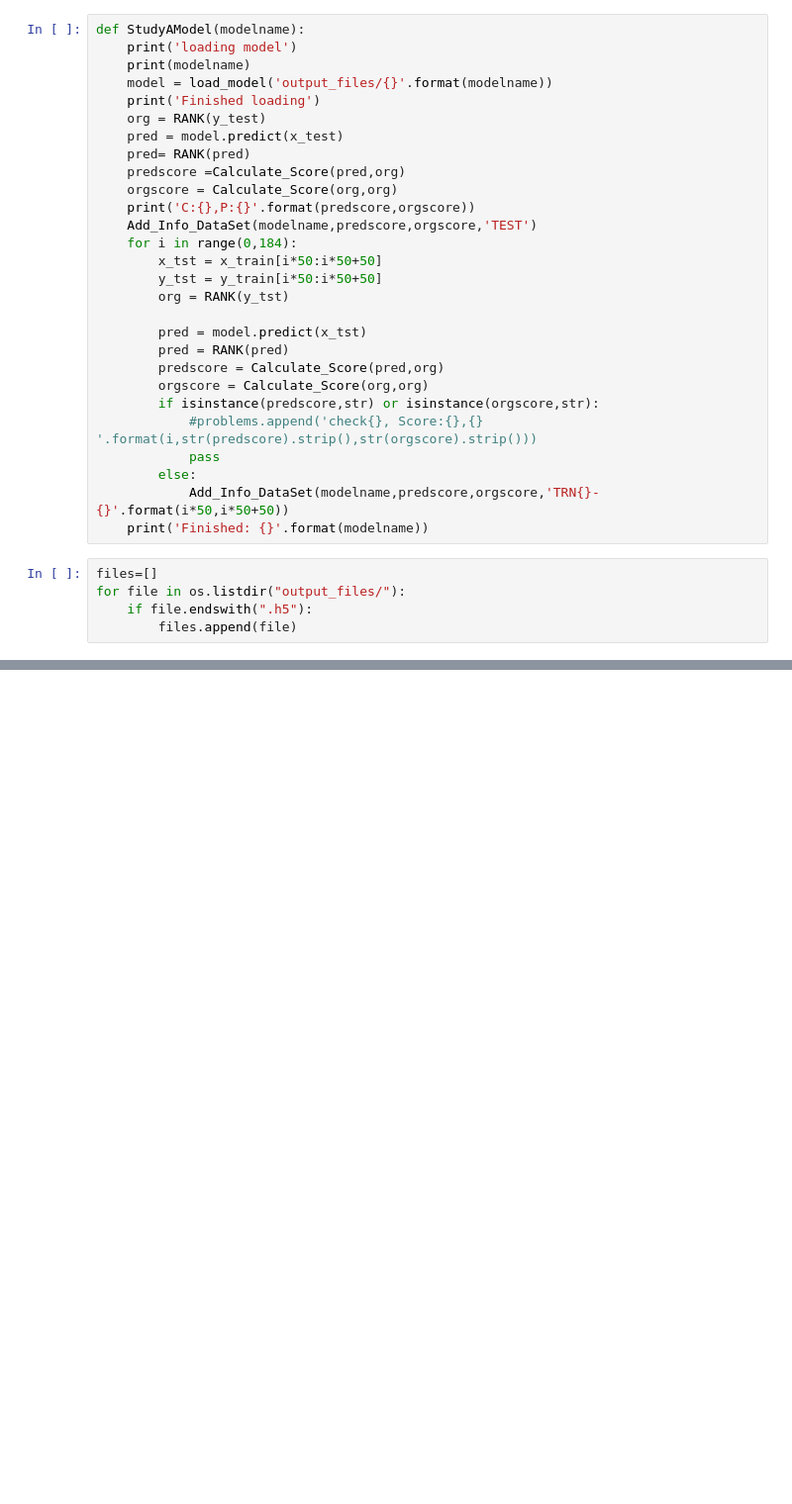
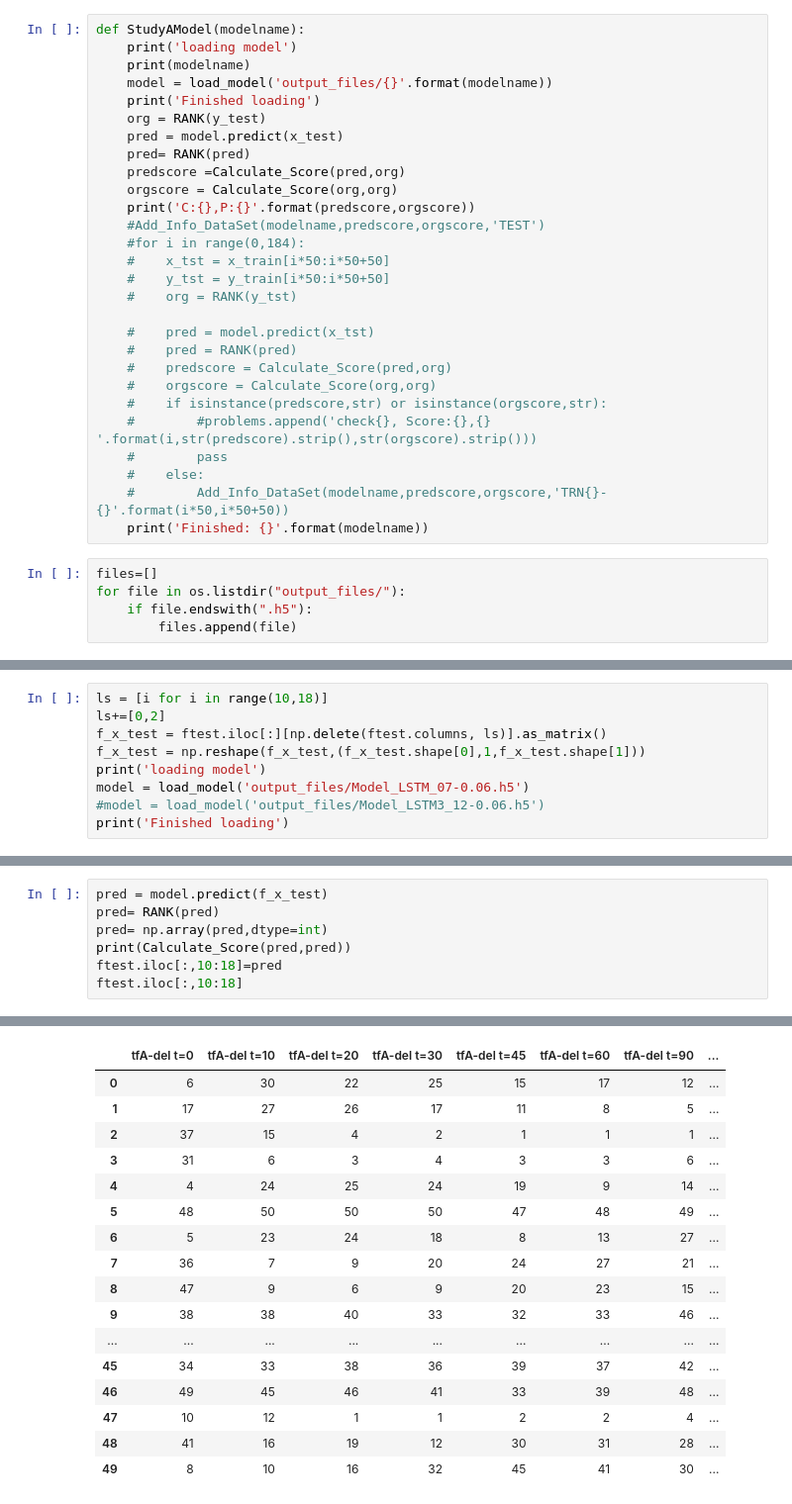
Before and after one commit to aqeel13932/BIO_PROJ, a Jupyter notebook: AQEEL_MODELS/Models_Results_Analysis.ipynb, the cells around one changed output, grey strips where cells are left out. Shown at 99% size. Saved outputs shown, nothing was run; the diff lists cells and outputs as text; blank space fills up the shorter version.

```diff
--- a/AQEEL_MODELS/Models_Results_Analysis.ipynb
+++ b/AQEEL_MODELS/Models_Results_Analysis.ipynb
@@ -110,21 +216,21 @@ def StudyAModel(modelname):
     predscore =Calculate_Score(pred,org)
     orgscore = Calculate_Score(org,org)
     print('C:{},P:{}'.format(predscore,orgscore))
-    Add_Info_DataSet(modelname,predscore,orgscore,'TEST')
-    for i in range(0,184):
-        x_tst = x_train[i*50:i*50+50]
-        y_tst = y_train[i*50:i*50+50]
-        org = RANK(y_tst)
+    #Add_Info_DataSet(modelname,predscore,orgscore,'TEST')
+    #for i in range(0,184):
+    #    x_tst = x_train[i*50:i*50+50]
+    #    y_tst = y_train[i*50:i*50+50]
+    #    org = RANK(y_tst)
 
-        pred = model.predict(x_tst)
-        pred = RANK(pred)
-        predscore = Calculate_Score(pred,org)
-        orgscore = Calculate_Score(org,org)
-        if isinstance(predscore,str) or isinstance(orgscore,str):
-            #problems.append('check{}, Score:{},{} '.format(i,str(predscore).strip(),str(orgscore).strip()))
-            pass
-        else:
-            Add_Info_DataSet(modelname,predscore,orgscore,'TRN{}-{}'.format(i*50,i*50+50))
+    #    pred = model.predict(x_tst)
+    #    pred = RANK(pred)
+    #    predscore = Calculate_Score(pred,org)
+    #    orgscore = Calculate_Score(org,org)
+    #    if isinstance(predscore,str) or isinstance(orgscore,str):
+    #        #problems.append('check{}, Score:{},{} '.format(i,str(predscore).strip(),str(orgscore).strip()))
+    #        pass
+    #    else:
+    #        Add_Info_DataSet(modelname,predscore,orgscore,'TRN{}-{}'.format(i*50,i*50+50))
     print('Finished: {}'.format(modelname))
 # %%
 files=[]
@@ -167,0 +271,9 @@ FUll_Results[FUll_Results['Perfect Score']==18.96678]
+# %%
+ls = [i for i in range(10,18)]
+ls+=[0,2]
+f_x_test = ftest.iloc[:][np.delete(ftest.columns, ls)].as_matrix()
+f_x_test = np.reshape(f_x_test,(f_x_test.shape[0],1,f_x_test.shape[1]))
+print('loading model')
+model = load_model('output_files/Model_LSTM_07-0.06.h5')
+#model = load_model('output_files/Model_LSTM3_12-0.06.h5')
+print('Finished loading')
@@ -167,0 +283,8 @@ FUll_Results[FUll_Results['Perfect Score']==18.96678]
+# %%
+pred = model.predict(f_x_test)
+pred= RANK(pred)
+pred= np.array(pred,dtype=int)
+print(Calculate_Score(pred,pred))
+ftest.iloc[:,10:18]=pred
+ftest.iloc[:,10:18]
+# %% [output]
@@ -167,0 +292,17 @@ FUll_Results[FUll_Results['Perfect Score']==18.96678]
+|  | tfA-del t=0 | tfA-del t=10 | tfA-del t=20 | tfA-del t=30 | tfA-del t=45 | tfA-del t=60 | tfA-del t=90 | ... |
+| 0 | 6 | 30 | 22 | 25 | 15 | 17 | 12 | ... |
+| 1 | 17 | 27 | 26 | 17 | 11 | 8 | 5 | ... |
+| 2 | 37 | 15 | 4 | 2 | 1 | 1 | 1 | ... |
+| 3 | 31 | 6 | 3 | 4 | 3 | 3 | 6 | ... |
+| 4 | 4 | 24 | 25 | 24 | 19 | 9 | 14 | ... |
+| 5 | 48 | 50 | 50 | 50 | 47 | 48 | 49 | ... |
+| 6 | 5 | 23 | 24 | 18 | 8 | 13 | 27 | ... |
+| 7 | 36 | 7 | 9 | 20 | 24 | 27 | 21 | ... |
+| 8 | 47 | 9 | 6 | 9 | 20 | 23 | 15 | ... |
+| 9 | 38 | 38 | 40 | 33 | 32 | 33 | 46 | ... |
+| ... | ... | ... | ... | ... | ... | ... | ... | ... |
+| 45 | 34 | 33 | 38 | 36 | 39 | 37 | 42 | ... |
+| 46 | 49 | 45 | 46 | 41 | 33 | 39 | 48 | ... |
+| 47 | 10 | 12 | 1 | 1 | 2 | 2 | 4 | ... |
+| 48 | 41 | 16 | 19 | 12 | 30 | 31 | 28 | ... |
+| 49 | 8 | 10 | 16 | 32 | 45 | 41 | 30 | ... |
```
Also changed, not shown: parts of 19 cells of this notebook, 1 other file.
